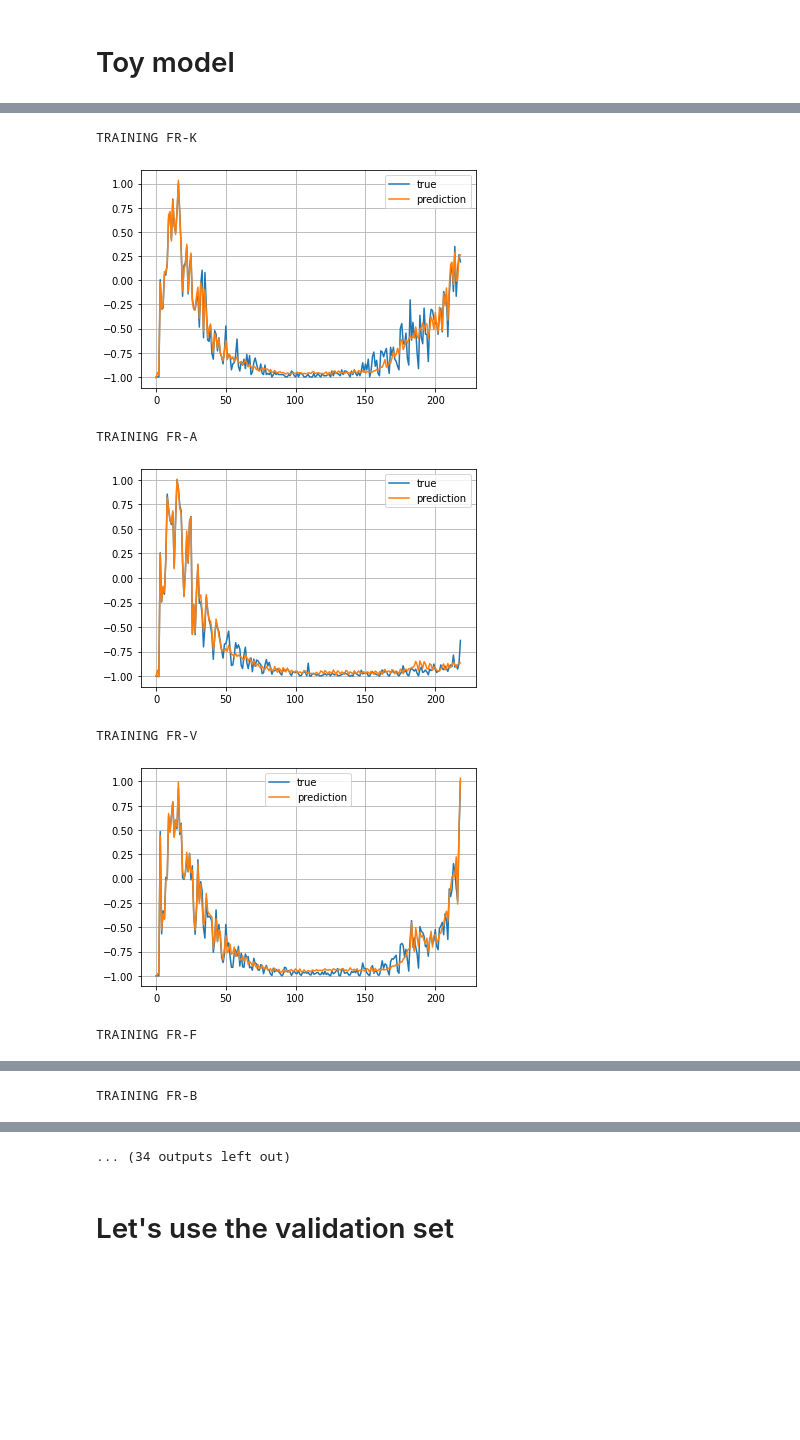
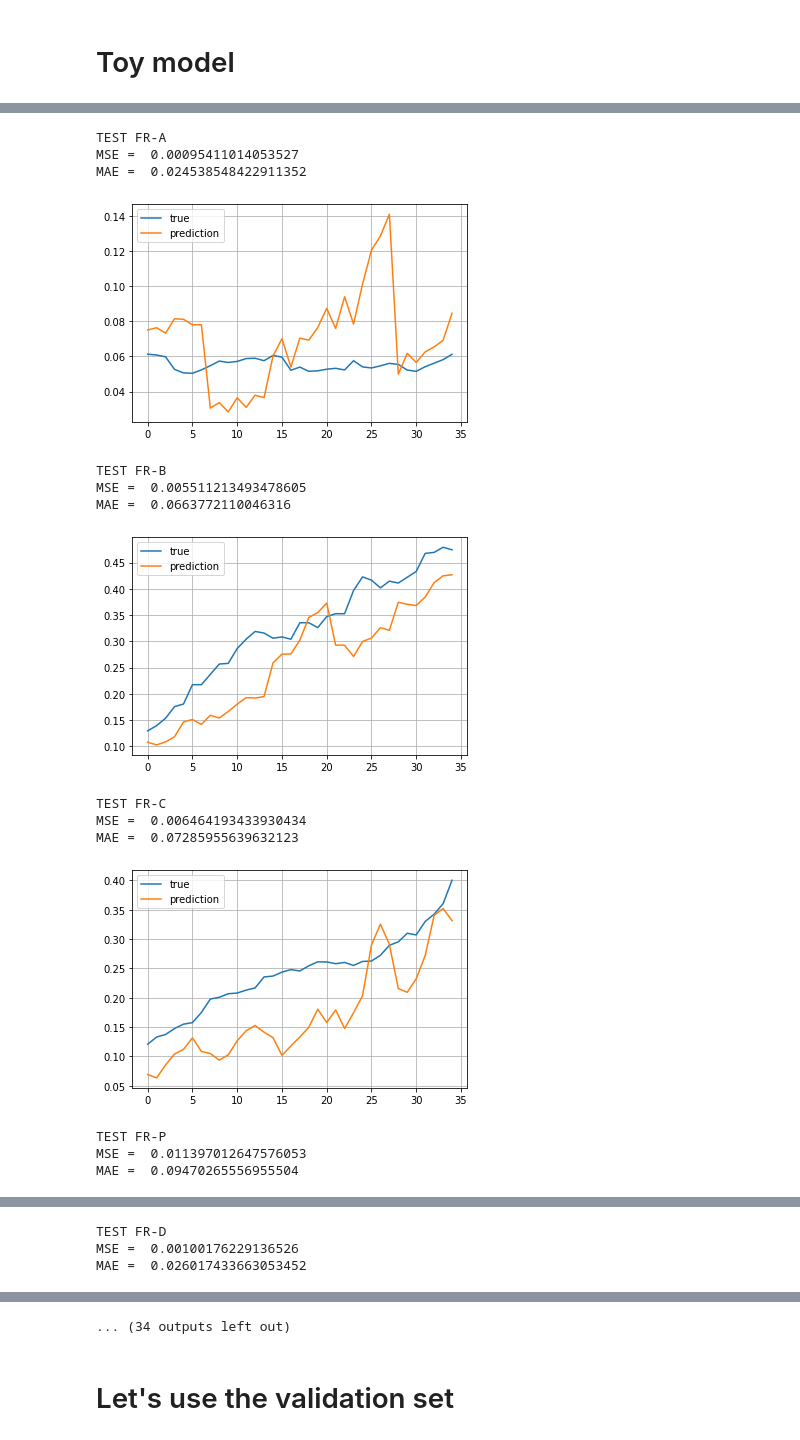
Before and after one commit to gerardmargaux/CovidThesis, a Jupyter notebook: src/LSTM.ipynb, the cells around one changed output, grey strips where cells are left out. Cells and saved outputs as stored; diff of their text form; code cells hidden in the pictures; blank space fills up the shorter version.

Commit message:
Prédiction temporelle + total hospi

```diff
--- a/src/LSTM.ipynb
+++ b/src/LSTM.ipynb
@@ -206,7 +170,7 @@ n_samples = 14  # Number of days used to make the prediction
 # %%
 def timeseries_add_lag(data, lag, dropna=True):
     """
-    add lagged values to dataframe
+    Adds lagged values to dataframe
     """
     df = pd.DataFrame(data)
     init_columns = df.columns
@@ -222,9 +186,11 @@ def timeseries_add_lag(data, lag, dropna=True):
     df = pd.concat(columns, axis=1)
     return df.dropna() if dropna else df
 
-n_features = merged_df['BE'].shape[1]
-lagged_df = {}
+
+merged_df = {k: pd.merge(df_hospi[k], df_trends[k], left_index=True, right_index=True).dropna() for k,v in geocodes.items()}
+n_features = len(merged_df['BE'].columns)
 for k in geocodes.keys():
-    lagged_df[k] = timeseries_add_lag(merged_df[k], n_samples)
-lagged_df['BE']
+    merged_df[k] = timeseries_add_lag(merged_df[k], n_samples)
+
+merged_df['BE']
 # %% [output]
@@ -244,0 +213,5 @@ lagged_df['BE']
+# %%
+scaler = MinMaxScaler(feature_range=(0, 1))
+for k in geocodes.keys():
+    merged_df[k] = pd.DataFrame(scaler.fit_transform(merged_df[k].values), columns=merged_df[k].columns, index=merged_df[k].index)
+merged_df
@@ -246,6 +241,6 @@ lagged_df['BE']
 # shape format for LSTM: [nb_samples, timesteps, input_dim]
 dataset = {}
 for k in geocodes.keys():
-    dataset[k] = lagged_df[k].values.reshape(lagged_df[k].shape[0], n_samples, n_features)
+    dataset[k] = merged_df[k].values.reshape(merged_df[k].shape[0], n_samples, n_features)
 dataset['BE'].shape
 # %% [output]
@@ -273,5 +268,5 @@ len(dataset['BE'])= 221  first_set = 1
 # %%
-dates = lagged_df['BE'].index.get_level_values(1)
+dates = merged_df['BE'].index.get_level_values(1)
 x_dates = [ dates[i] for i in range(first_set, len(dataset['BE'])-n_forecast,n_forecast)]
 y_dates = [ [dates[i+j+1] for j in range(n_forecast)] for i in range(first_set, len(dataset['BE'])-n_forecast,n_forecast)]
 print(f'y_dates=\n', y_dates)
@@ -355,41 +381,54 @@ Epoch 400/400
 # %%
-for loc in train_datapoints:
+"""for loc in train_datapoints:
     print("TRAINING", loc)
     x, y = train_datapoints[loc]
     yp = model.predict(x)
 
     plt.plot(y.reshape(-1), label='true')
     plt.plot(yp.reshape(-1), label='prediction')
     plt.legend()
     plt.grid()
     plt.show()
 
 for loc in valid_datapoints:
     print("VALIDATION", loc)
     x, y = valid_datapoints[loc]
     yp = model.predict(x)
 
     plt.plot(y.reshape(-1), label='true')
     plt.plot(yp.reshape(-1), label='prediction')
     plt.legend()
     plt.grid()
-    plt.show()
+    plt.show()"""
 
 for loc in test_datapoints:
+    MSE = 0
+    MAE = 0
     print("TEST", loc)
     x, y = test_datapoints[loc]
     yp = model.predict(x)
-
+    MSE = mean_squared_error(y.reshape(-1), yp.reshape(-1))
+    MAE = mean_absolute_error(y.reshape(-1), yp.reshape(-1))
+    print("MSE = ", MSE)
+    print("MAE = ", MAE)
     plt.plot(y.reshape(-1), label='true')
     plt.plot(yp.reshape(-1), label='prediction')
     plt.legend()
     plt.grid()
     plt.show()
 # %% [output]
-TRAINING FR-K
+TEST FR-A
+MSE =  0.00095411014053527
+MAE =  0.024538548422911352
-[figure, old version]
+[figure, new version]
-TRAINING FR-A
+TEST FR-B
+MSE =  0.005511213493478605
+MAE =  0.0663772110046316
-[figure, old version]
+[figure, new version]
-TRAINING FR-V
+TEST FR-C
+MSE =  0.006464193433930434
+MAE =  0.07285955639632123
-[figure, old version]
+[figure, new version]
-TRAINING FR-F
+TEST FR-P
+MSE =  0.011397012647576053
+MAE =  0.09470265556955504
@@ -397 +436,3 @@ TRAINING FR-F
-TRAINING FR-B
+TEST FR-D
+MSE =  0.00100176229136526
+MAE =  0.026017433663053452
```
Also changed, not shown: parts of 22 cells of this notebook, 1 other file.
